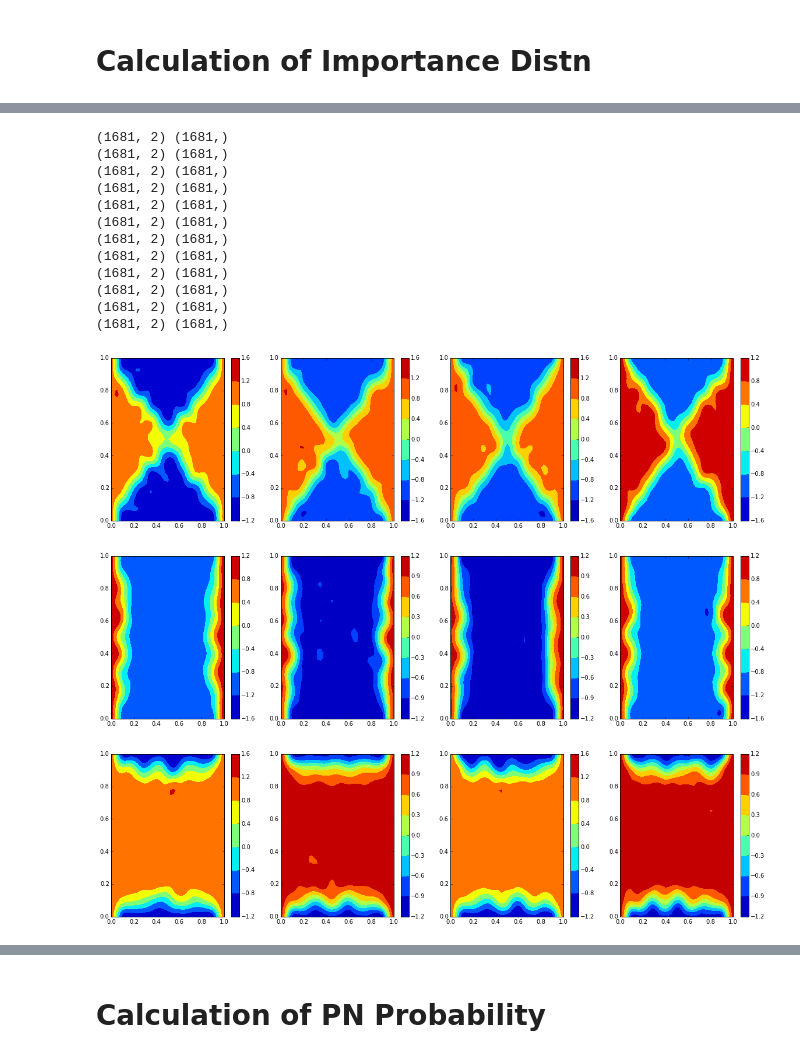
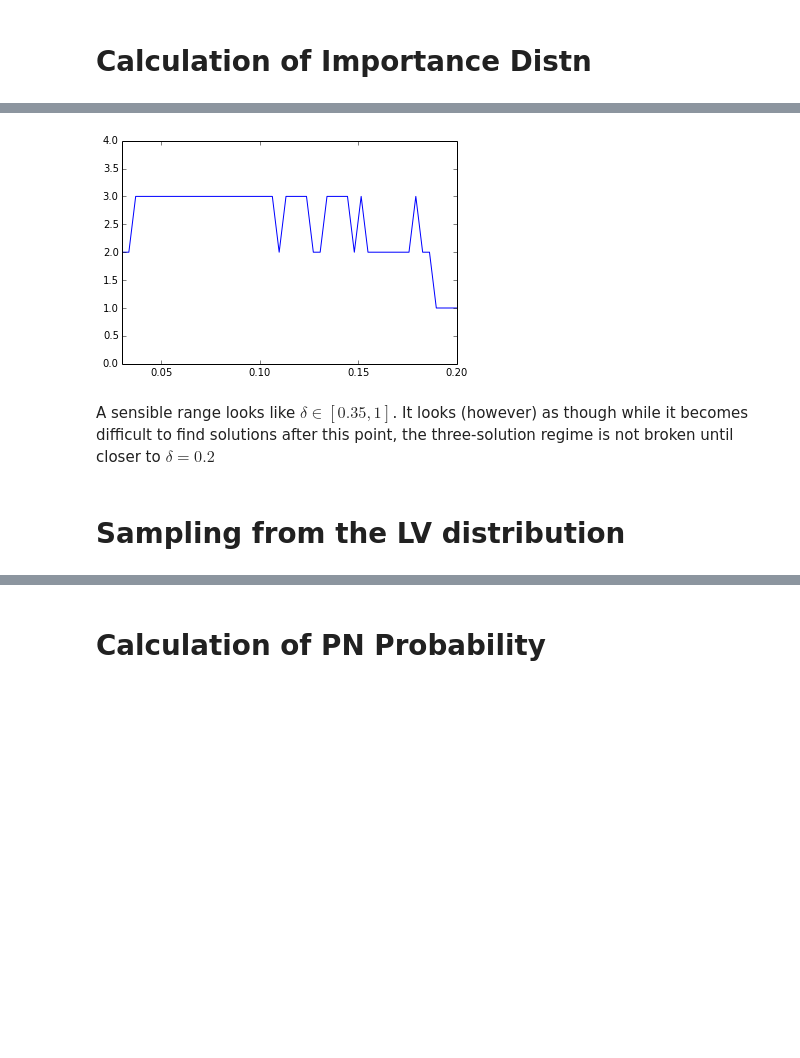
Before and after one commit to jcockayne/bayesian_pdes, a Jupyter notebook: notebooks/Allen-Cahn.ipynb, the cells around one changed output, grey strips where cells are left out. Saved outputs shown, nothing was run; the diff lists cells and outputs as text; code cells hidden in the pictures; blank space fills up the shorter version.

```diff
--- a/notebooks/Allen-Cahn.ipynb
+++ b/notebooks/Allen-Cahn.ipynb
@@ -157,7 +157,7 @@ args = [sys.argv[0]] + """
                        """.split()
 dolfin.parameters.parse(argv=args)
 # %%
-def find_solutions(delta, mesh_points, plot_solutions=False):
+def find_solutions(delta, mesh_points, max_solutions=3, stop_on_divergence=False, plot_solutions=False):
     mesh = dolfin.UnitSquareMesh(mesh_points, mesh_points)
     size = dolfin.MPI.size(dolfin.mpi_comm_world())
     if size > 1:
@@ -171,11 +171,11 @@ def find_solutions(delta, mesh_points, plot_solutions=False):
 
     V = dolfin.FunctionSpace(mesh, "CG", 1)
     Vdim = V.dim()
-    if dolfin.MPI.rank(dolfin.mpi_comm_world()) == 0:
-            print "Degrees of freedom: ", Vdim
-            print "Degrees of freedom per core: ", Vdim/float(size)
+    #if dolfin.MPI.rank(dolfin.mpi_comm_world()) == 0:
+    #    print "Degrees of freedom: ", Vdim
+    #    print "Degrees of freedom per core: ", Vdim/float(size)
 
-    delta = dolfin.Constant(0.04)
+    delta = dolfin.Constant(delta)
 
     u = dolfin.Function(V)
 
@@ -193,12 +193,19 @@ def find_solutions(delta, mesh_points, plot_solutions=False):
     roots = []
     natol = 1.0e-8
 
-    for i in range(3):
+    for i in xrange(max_solutions):
         dolfin.PETScOptions.set("snes_atol", natol)
-        solver.solve(problem, u.vector())
+        try:
+            solver.solve(problem, u.vector())
+        except Exception as ex:
+            if stop_on_divergence:
+                break
+            else:
+                raise
+
         roots.append(dolfin.Function(u, name="Solution"))
 
-        if plot:
+        if plot_solutions:
             plt.figure()
             plot(roots[-1])
             plt.colorbar()
@@ -208,7 +215,7 @@ def find_solutions(delta, mesh_points, plot_solutions=False):
         problem.deflate(roots[-1])
         if shift > 0:
             natol *= shift
-    return roots, V
+    return roots
 # %%
 def compute_latent(points, delta, solutions):
     # it is most convenient to compute the latent variables as the cube of the values at the points (i.e. at A_2),
@@ -217,5 +224,3 @@ def compute_latent(points, delta, solutions):
     for i in range(len(solutions)):
         res[:,i] = np.vectorize(solutions[i])(points[:,0], points[:,1])
     return -res**3 / delta
-# %%
-solutions, f_space = find_solutions(0.04, 100, plot_solutions=True)
@@ -229,0 +227,6 @@ INFO:UFL:Adjusting missing element domain to <Domain built from <triangle cell i
+# %%
+counts = {}
+for delta in np.linspace(0.03, 0.2):
+    solutions = find_solutions(delta, 100, max_solutions=5, stop_on_divergence=True, plot_solutions=False)
+    print 'Delta={}, {} solutions'.format(delta, len(solutions))
+    counts[delta] = len(solutions)
@@ -229,0 +251,8 @@ INFO:UFL:Adjusting missing element domain to <Domain built from <triangle cell i
+# %%
+deltas, values = np.array(counts.keys()), np.array(counts.values())
+order = np.argsort(deltas)
+plt.plot(deltas[order], values[order])
+plt.ylim(0,4);
+plt.xlim(deltas.min(), deltas.max());
+# %% [output]
+[figure, added]
@@ -230 +262,3 @@ INFO:UFL:Adjusting missing element domain to <Domain built from <triangle cell i
+# %% [markdown]
+A sensible range looks like $\delta \in [0.35, 1]$. It looks (however) as though while it becomes difficult to find solutions after this point, the three-solution regime is not broken until closer to $\delta=0.2$
 # %%
@@ -251,4 +285,6 @@ def plot_mean(locations, mu):
     size = int(np.sqrt(locations.shape[0]))
     shape = (size, size)
     plt.contourf(locations[:,0].reshape(shape), locations[:,1].reshape(shape), mu.reshape(shape))
+# %% [markdown]
+# Sampling from the LV distribution
 # %%
@@ -275,22 +317,5 @@ def sample_latent(test_points, n_samples=5, rho=1.0):
             plot_mean(test_points, mu)
             plt.colorbar()
 # %%
-test_x, test_y = np.mgrid[0:1:41j, 0:1:41j]
+test_x, test_y = np.mgrid[0:1:21j, 0:1:21j]
 test = np.c_[test_x.ravel(), test_y.ravel()]
-sample_latent(test, n_samples=4)
-# %% [output]
-(1681, 2) (1681,)
-(1681, 2) (1681,)
-(1681, 2) (1681,)
-(1681, 2) (1681,)
-(1681, 2) (1681,)
-(1681, 2) (1681,)
-(1681, 2) (1681,)
-(1681, 2) (1681,)
-(1681, 2) (1681,)
-(1681, 2) (1681,)
-(1681, 2) (1681,)
-(1681, 2) (1681,)
-[figure, removed]
-[figure, removed]
-[figure, removed]
```
Also changed, not shown: parts of 14 cells of this notebook, 3 other files.
